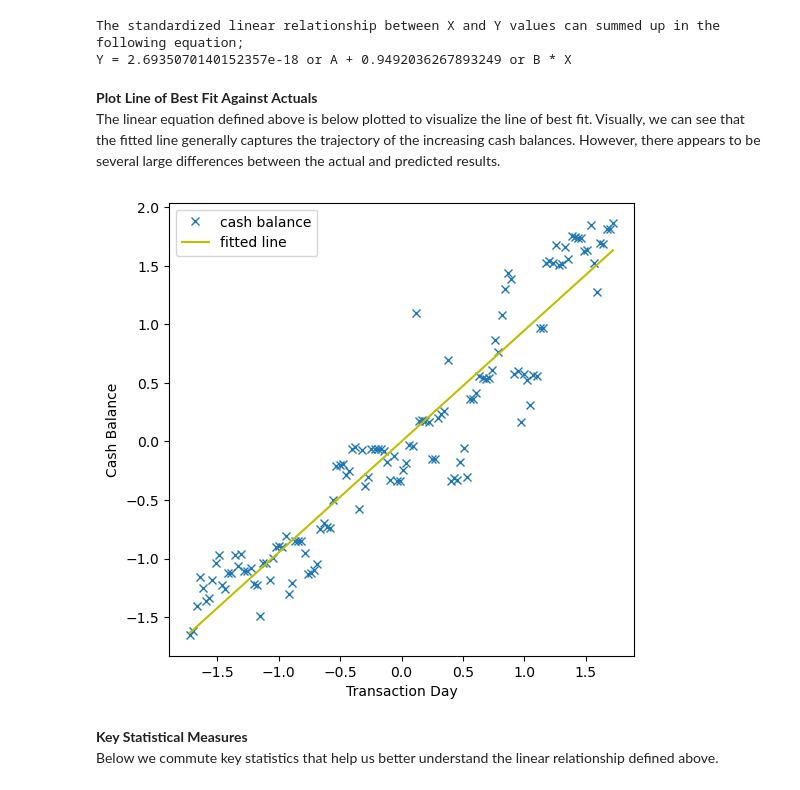
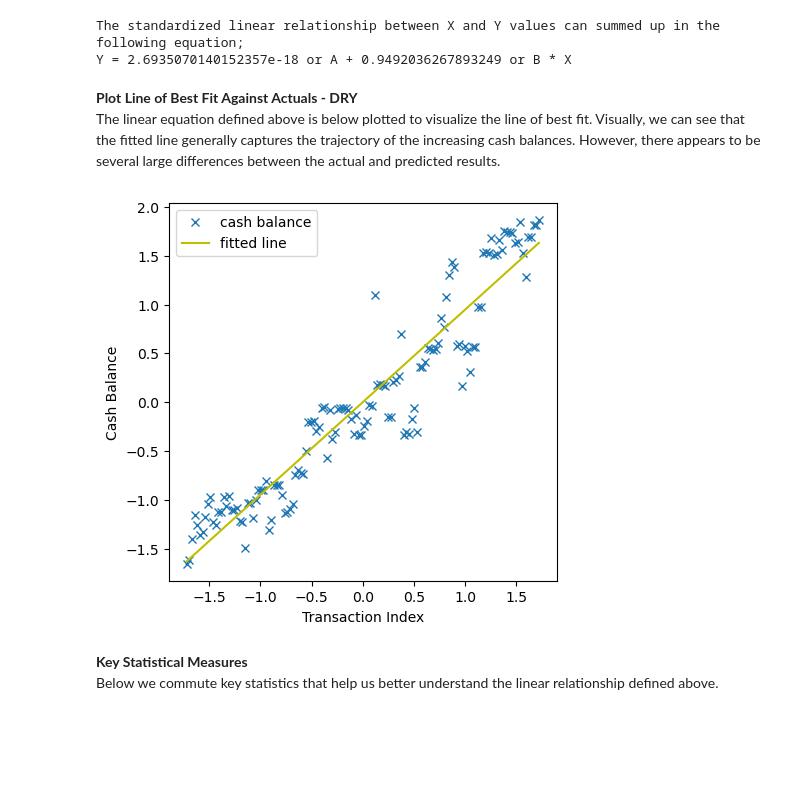
Before and after one commit to KenyattaDaniel/project-score, a Jupyter notebook: SMEsCreditScoringpt2.ipynb, the cells around one changed output. Cells and saved outputs as stored; diff of their text form; code cells hidden in the pictures; blank space fills up the shorter version.

```diff
--- a/SMEsCreditScoringpt2.ipynb
+++ b/SMEsCreditScoringpt2.ipynb
@@ -228,18 +228,18 @@ print("Y", "=", str(a), "or A", "+", str(b), "or B", "*", "X")
 The standardized linear relationship between X and Y values can summed up in the following equation;
 Y = 2.6935070140152357e-18 or A + 0.9492036267893249 or B * X
 # %% [markdown]
-**Plot Line of Best Fit Against Actuals**
+**Plot Line of Best Fit Against Actuals - DRY**
 <br>The linear equation defined above is below plotted to visualize the line of best fit. Visually, we can see that the fitted line generally captures the trajectory of the increasing cash balances. However, there appears to be several large differences between the actual and predicted results.
 # %%
-plt.figure(figsize=(6,6), dpi=100)
+plt.figure(figsize=(5,5), dpi=100)
 plt.plot(x, y, 'x', label='cash balance')
 plt.plot(x, a + b*x, 'y', label='fitted line')
-plt.xlabel('Transaction Day')
+plt.xlabel('Transaction Index')
 plt.ylabel('Cash Balance')
 plt.legend()
 plt.show()
 # %% [output]
-[figure, old version]
+[figure, new version]
 # %% [markdown]
 **Key Statistical Measures**
 <br>Below we commute key statistics that help us better understand the linear relationship defined above.
```
Also changed, not shown: parts of 9 cells of this notebook.
